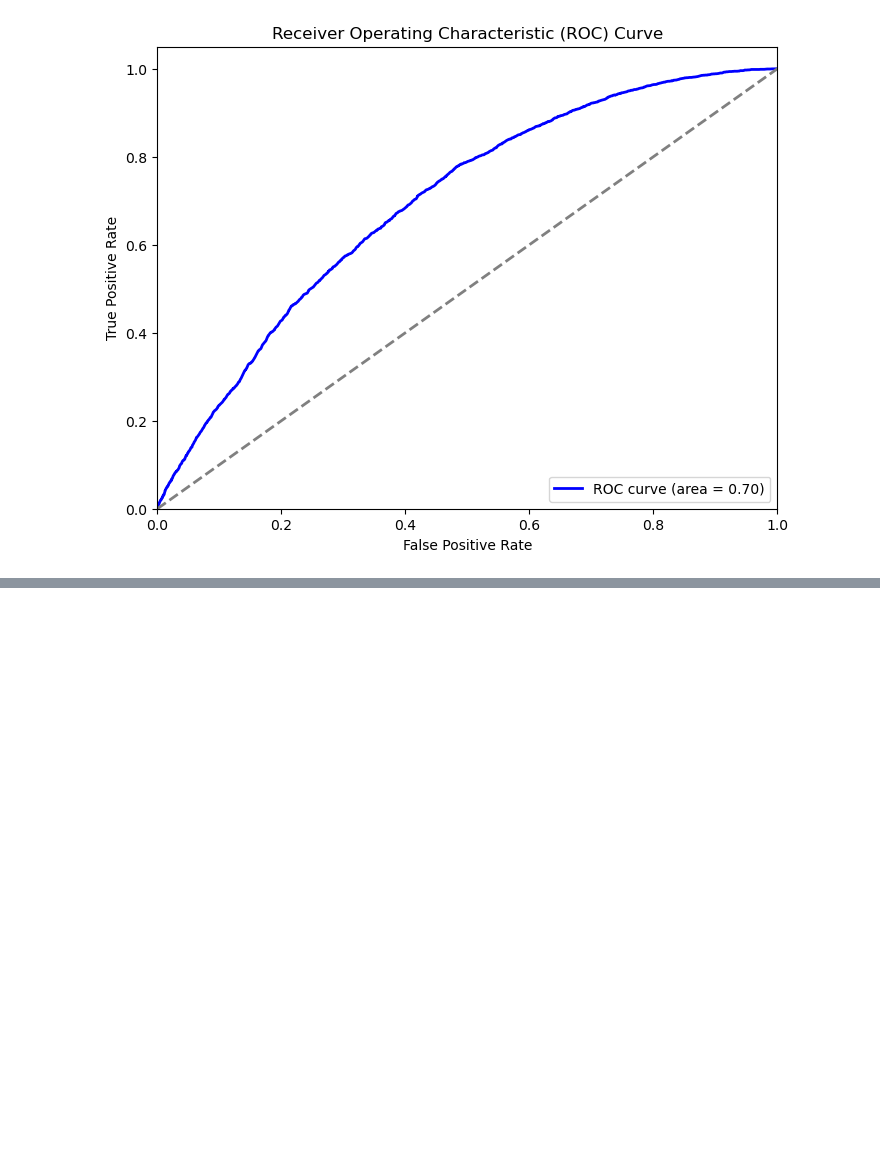
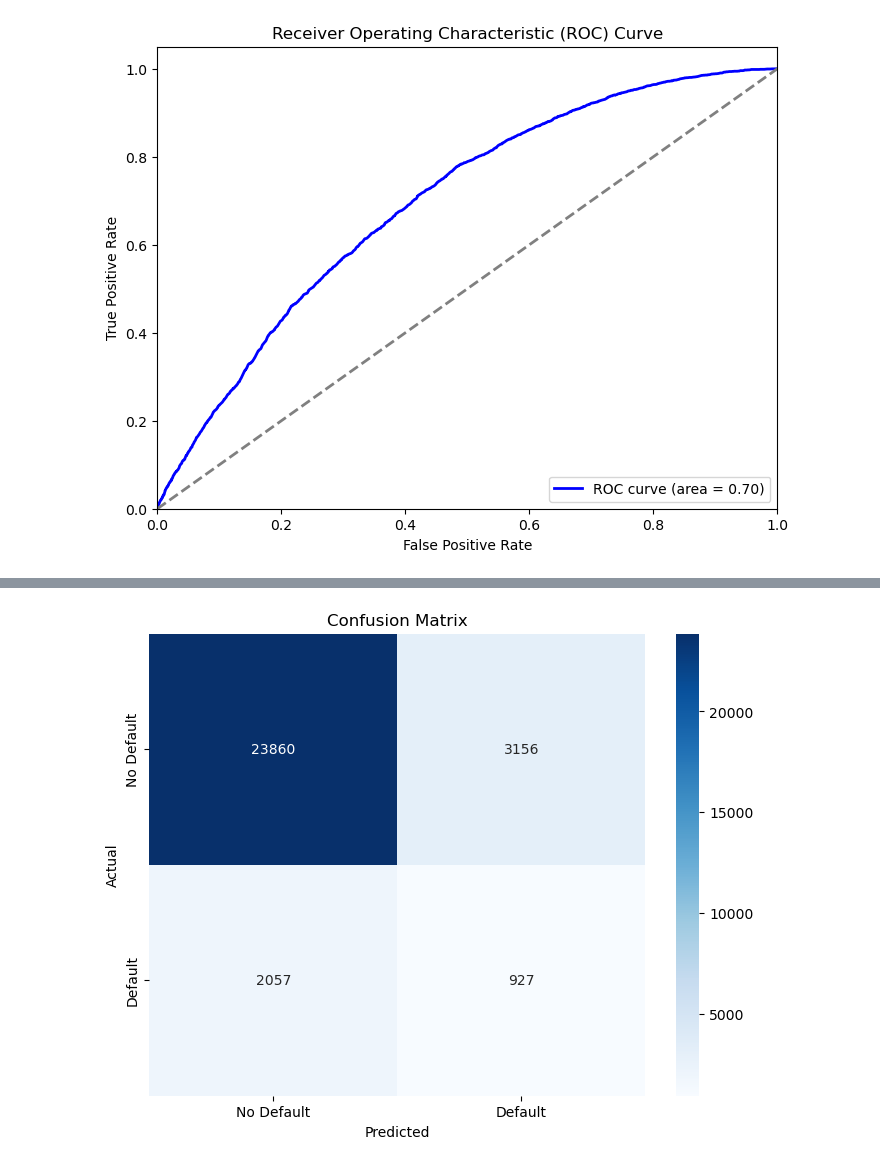
Before and after one commit to Ameya1337/Lending-Game-Finance, a Jupyter notebook: modeling_2.ipynb, the cells around one changed output, grey strips where cells are left out. Cells and saved outputs as stored; diff of their text form; code cells hidden in the pictures; blank space fills up the shorter version.

```diff
--- a/modeling_2.ipynb
+++ b/modeling_2.ipynb
@@ -836,0 +953,89 @@ print(classification_report(y_test, y_pred_svm))
+# %%
+# Voting Classifier
+
+from sklearn.ensemble import VotingClassifier
+
+# Define the base models
+
+base_models = [
+    ("lr", LogisticRegression(max_iter=1000, class_weight="balanced")),
+    ("rf", RandomForestClassifier(n_estimators=1000, class_weight="balanced")),
+    (
+        "cb",
+        cb.CatBoostClassifier(
+            iterations=1000,
+            learning_rate=0.01,
+            depth=6,
+            boosting_type="Plain",
+            cat_features=categorical_features,
+            auto_class_weights="Balanced",
+            eval_metric="AUC",
+            verbose=100,
+        ),
+    ),
+]
+
+# Initialize the voting classifier
+
+voting_clf = VotingClassifier(estimators=base_models, voting="soft")
+
+# Fit the model
+
+voting_clf.fit(X_train, y_train)
+
+# Predict the test set
+
+y_pred_voting = voting_clf.predict(X_test)
+
+# Calculate accuracy
+
+accuracy_voting = accuracy_score(y_test, y_pred_voting)
+print(f"Accuracy: {accuracy_voting}")
+
+# Balanced accuracy
+balanced_accuracy_voting = balanced_accuracy_score(y_test, y_pred_voting)
+print(f"Balanced Accuracy: {balanced_accuracy_voting}")
+
+# Classification report
+print("Classification Report:")
+print(classification_report(y_test, y_pred_voting))
+
+# Confusion matrix
+conf_matrix_voting = confusion_matrix(y_test, y_pred_voting)
+plt.figure(figsize=(8, 6))
+sns.heatmap(
+    conf_matrix_voting,
+    annot=True,
+    fmt="d",
+    cmap="Blues",
+    xticklabels=["No Default", "Default"],
+    yticklabels=["No Default", "Default"],
+)
+plt.xlabel("Predicted")
+plt.ylabel("Actual")
+plt.title("Confusion Matrix")
+plt.show()
+
+# Plot ROC AUC
+y_prob_voting = voting_clf.predict_proba(X_test)[:, 1]
+
+fpr_voting, tpr_voting, _ = roc_curve(y_test, y_prob_voting)
+roc_auc_voting = auc(fpr_voting, tpr_voting)
+
+plt.figure(figsize=(8, 6))
+plt.plot(
+    fpr_voting,
+    tpr_voting,
+    color="blue",
+    lw=2,
+    label=f"ROC curve (area = {roc_auc_voting:.2f})",
+)
+plt.plot([0, 1], [0, 1], color="gray", lw=2, linestyle="--")
+plt.xlim([0.0, 1.0])
+plt.ylim([0.0, 1.05])
+plt.xlabel("False Positive Rate")
+plt.ylabel("True Positive Rate")
+plt.title("Receiver Operating Characteristic (ROC) Curve")
+plt.legend(loc="lower right")
+plt.show()
+# %% [output]
@@ -836,0 +1059 @@ print(classification_report(y_test, y_pred_svm))
+[figure, added]
```
Also changed, not shown: parts of 6 cells of this notebook, 7 other files.
